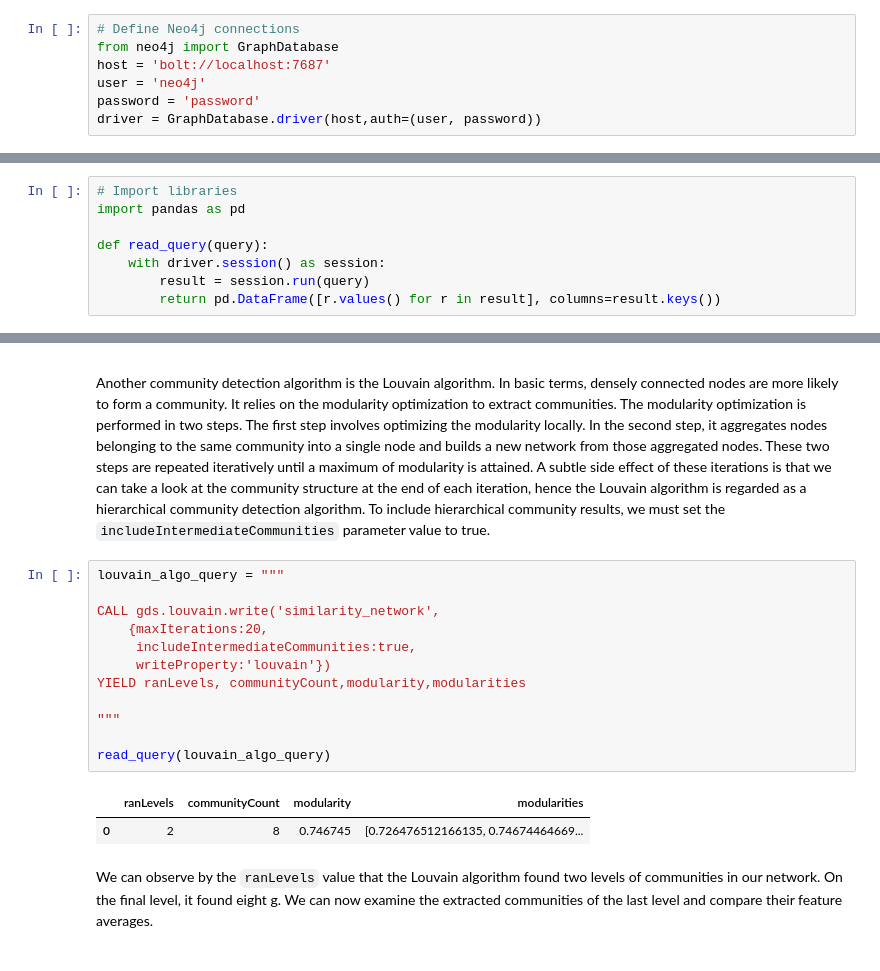
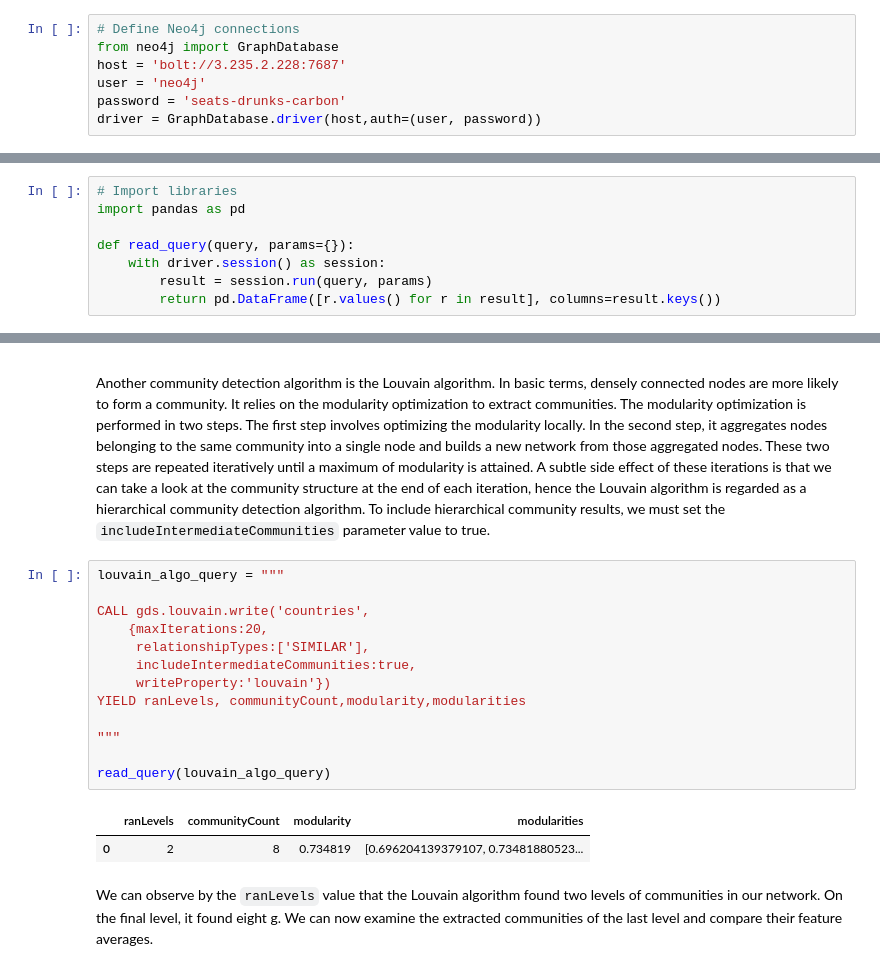
Before and after one commit to tomasonjo/blogs, a Jupyter notebook: Countries_of_the_world/Countries of the world analysis.ipynb, the cells around one changed output, grey strips where cells are left out. Saved outputs shown, nothing was run; the diff lists cells and outputs as text.

```diff
--- a/Countries_of_the_world/Countries of the world analysis.ipynb
+++ b/Countries_of_the_world/Countries of the world analysis.ipynb
@@ -1,9 +23,9 @@
 # %%
 # Define Neo4j connections
 from neo4j import GraphDatabase
-host = 'bolt://localhost:7687'
+host = 'bolt://3.235.2.228:7687'
 user = 'neo4j'
-password = 'password'
+password = 'seats-drunks-carbon'
 driver = GraphDatabase.driver(host,auth=(user, password))
 # %%
 def drop_graph(name):
@@ -16,7 +38,7 @@ def drop_graph(name):
 # Import libraries
 import pandas as pd
 
-def read_query(query):
+def read_query(query, params={}):
     with driver.session() as session:
-        result = session.run(query)
+        result = session.run(query, params)
         return pd.DataFrame([r.values() for r in result], columns=result.keys())
@@ -309,18 +300,19 @@ Another community detection algorithm is the Louvain algorithm. In basic terms,
 # %%
 louvain_algo_query = """
 
-CALL gds.louvain.write('similarity_network',
+CALL gds.louvain.write('countries',
     {maxIterations:20,
+     relationshipTypes:['SIMILAR'],
      includeIntermediateCommunities:true,
      writeProperty:'louvain'})
 YIELD ranLevels, communityCount,modularity,modularities
 
 """
 
 read_query(louvain_algo_query)
 # %% [output]
 |  | ranLevels | communityCount | modularity | modularities |
-| 0 | 2 | 8 | 0.746745 | [0.726476512166135, 0.74674464669... |
+| 0 | 2 | 8 | 0.734819 | [0.696204139379107, 0.73481880523... |
 # %% [markdown]
 We can observe by the <code>ranLevels</code> value that the Louvain algorithm found two levels of communities in our network. On the final level, it found eight g. We can now examine the extracted communities of the last level and compare their feature averages.
 # %%
```
Also changed, not shown: parts of 25 cells of this notebook.
